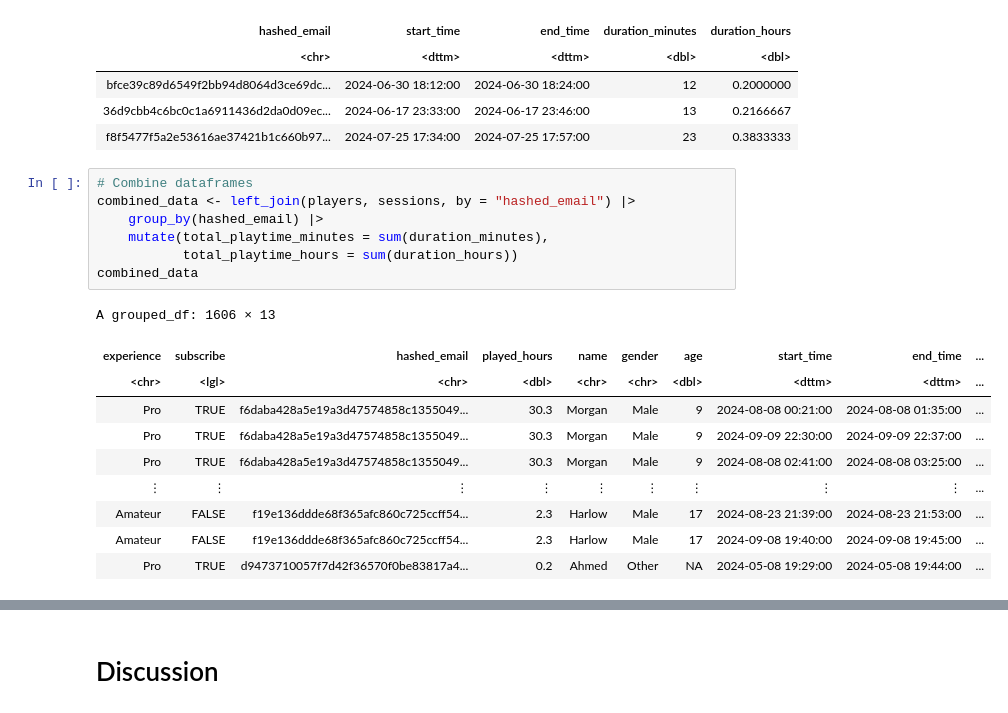
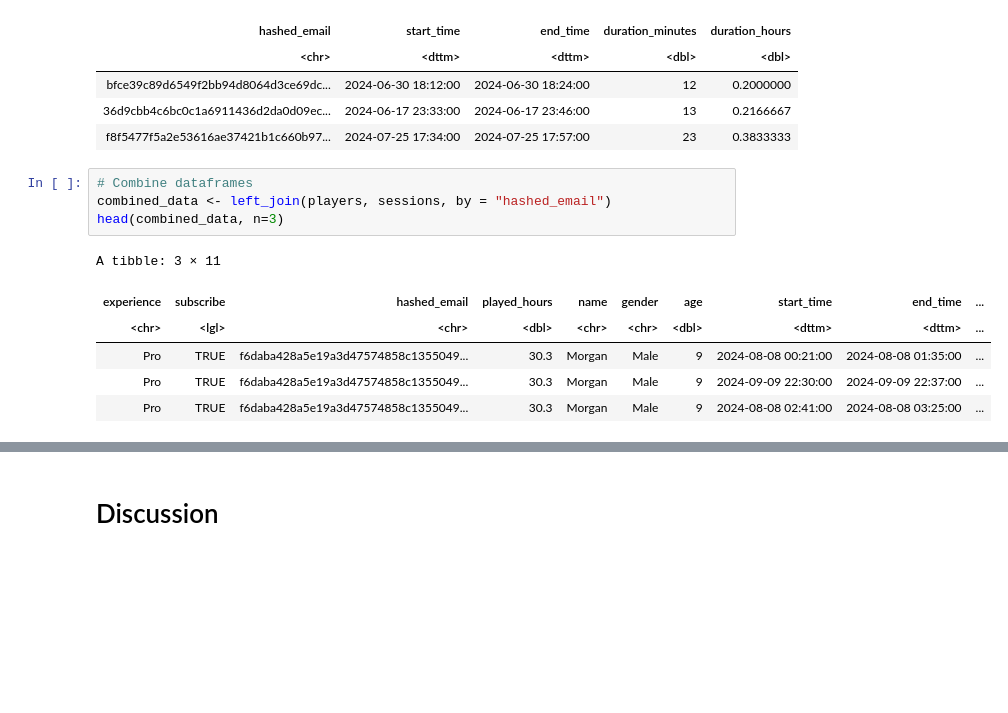
Before and after one commit to arevaura/dsci-100-2024w2-group-9, a Jupyter notebook: DSCI 100 007 - Group 9 Final Report.ipynb, the cells around one changed output, grey strips where cells are left out. Cells and saved outputs as stored; diff of their text form; blank space fills up the shorter version.

```diff
--- a/DSCI 100 007 - Group 9 Final Report.ipynb
+++ b/DSCI 100 007 - Group 9 Final Report.ipynb
@@ -210,22 +211,15 @@ A tibble: 3 × 5
 | f8f5477f5a2e53616ae37421b1c660b97... | 2024-07-25 17:34:00 | 2024-07-25 17:57:00 | 23 | 0.3833333 |
 # %%
 # Combine dataframes
-combined_data <- left_join(players, sessions, by = "hashed_email") |>
-    group_by(hashed_email) |>
-    mutate(total_playtime_minutes = sum(duration_minutes),
-           total_playtime_hours = sum(duration_hours))
-combined_data
+combined_data <- left_join(players, sessions, by = "hashed_email")
+head(combined_data, n=3)
 # %% [output]
-A grouped_df: 1606 × 13
+A tibble: 3 × 11
 | experience | subscribe | hashed_email | played_hours | name | gender | age | start_time | end_time | ... |
 | <chr> | <lgl> | <chr> | <dbl> | <chr> | <chr> | <dbl> | <dttm> | <dttm> | ... |
 | Pro | TRUE | f6daba428a5e19a3d47574858c1355049... | 30.3 | Morgan | Male | 9 | 2024-08-08 00:21:00 | 2024-08-08 01:35:00 | ... |
 | Pro | TRUE | f6daba428a5e19a3d47574858c1355049... | 30.3 | Morgan | Male | 9 | 2024-09-09 22:30:00 | 2024-09-09 22:37:00 | ... |
 | Pro | TRUE | f6daba428a5e19a3d47574858c1355049... | 30.3 | Morgan | Male | 9 | 2024-08-08 02:41:00 | 2024-08-08 03:25:00 | ... |
-| ⋮ | ⋮ | ⋮ | ⋮ | ⋮ | ⋮ | ⋮ | ⋮ | ⋮ | ... |
-| Amateur | FALSE | f19e136ddde68f365afc860c725ccff54... | 2.3 | Harlow | Male | 17 | 2024-08-23 21:39:00 | 2024-08-23 21:53:00 | ... |
-| Amateur | FALSE | f19e136ddde68f365afc860c725ccff54... | 2.3 | Harlow | Male | 17 | 2024-09-08 19:40:00 | 2024-09-08 19:45:00 | ... |
-| Pro | TRUE | d9473710057f7d42f36570f0be83817a4... | 0.2 | Ahmed | Other | NA | 2024-05-08 19:29:00 | 2024-05-08 19:44:00 | ... |
 # %%
 # Select interesting variables
 data <- combined_data |>
```
Also changed, not shown: parts of 9 cells of this notebook.
